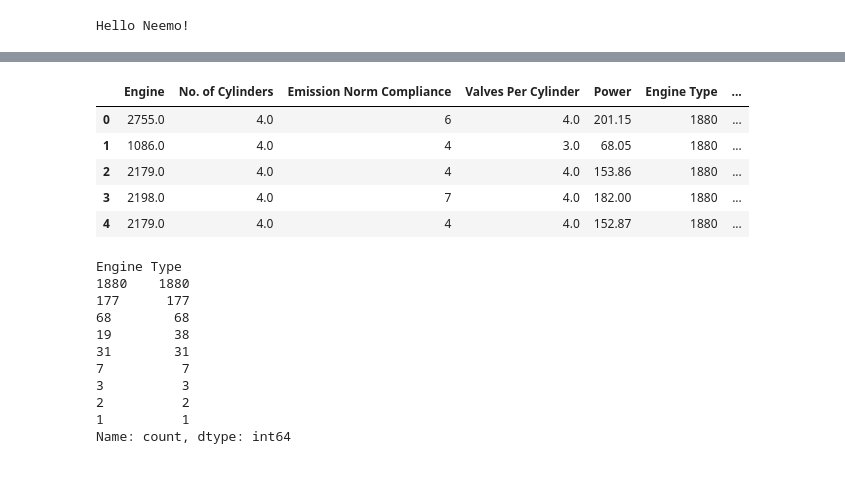
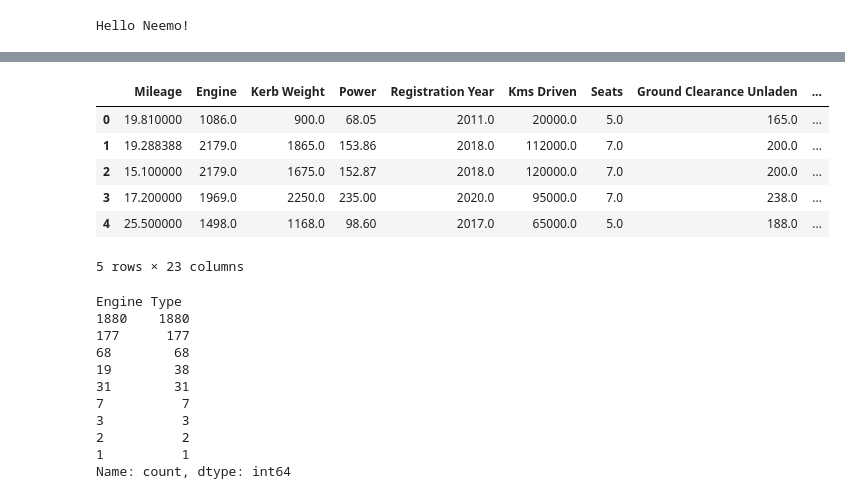
Before and after one commit to SumanGouda/predict-used-car-features, a Jupyter notebook: predictions/00_analysis.ipynb, the cells around one changed output, grey strips where cells are left out. Saved outputs shown, nothing was run; the diff lists cells and outputs as text; code cells hidden in the pictures.

```diff
--- a/predictions/00_analysis.ipynb
+++ b/predictions/00_analysis.ipynb
@@ -31,10 +179,11 @@ df_raw.head()
 # %%
-df = pd.read_csv(r"D:\IMP  ML  PROJECTS\second-hand-car-features-predicion\predictions\data\power\processed\data.csv")
+df = pd.read_csv(r"D:\IMP  ML  PROJECTS\second-hand-car-features-predicion\predictions\data\price\processed\data.csv")
 df.head()
 # %% [output]
-|  | Engine | No. of Cylinders | Emission Norm Compliance | Valves Per Cylinder | Power | Engine Type | ... |
-| 0 | 2755.0 | 4.0 | 6 | 4.0 | 201.15 | 1880 | ... |
-| 1 | 1086.0 | 4.0 | 4 | 3.0 | 68.05 | 1880 | ... |
-| 2 | 2179.0 | 4.0 | 4 | 4.0 | 153.86 | 1880 | ... |
-| 3 | 2198.0 | 4.0 | 7 | 4.0 | 182.00 | 1880 | ... |
-| 4 | 2179.0 | 4.0 | 4 | 4.0 | 152.87 | 1880 | ... |
+|  | Mileage | Engine | Kerb Weight | Power | Registration Year | Kms Driven | Seats | Ground Clearance Unladen | ... |
+| 0 | 19.810000 | 1086.0 | 900.0 | 68.05 | 2011.0 | 20000.0 | 5.0 | 165.0 | ... |
+| 1 | 19.288388 | 2179.0 | 1865.0 | 153.86 | 2018.0 | 112000.0 | 7.0 | 200.0 | ... |
+| 2 | 15.100000 | 2179.0 | 1675.0 | 152.87 | 2018.0 | 120000.0 | 7.0 | 200.0 | ... |
+| 3 | 17.200000 | 1969.0 | 2250.0 | 235.00 | 2020.0 | 95000.0 | 7.0 | 238.0 | ... |
+| 4 | 25.500000 | 1498.0 | 1168.0 | 98.60 | 2017.0 | 65000.0 | 5.0 | 188.0 | ... |
+5 rows × 23 columns
```
Also changed, not shown: parts of 11 cells of this notebook, 18 other files.
